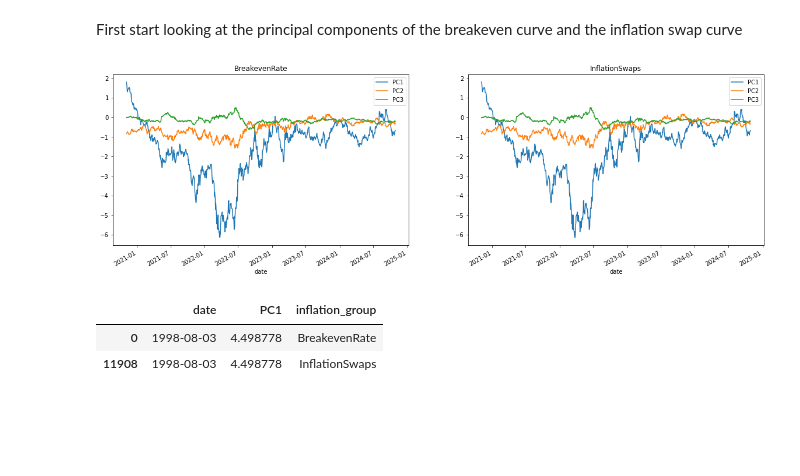
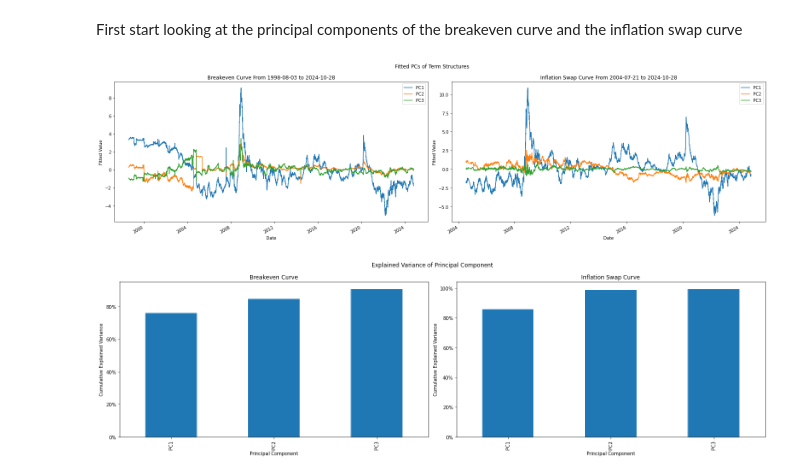
Before and after one commit to diegodalvarez/CommodityInflationFactor, a Jupyter notebook: root/notebooks/Background.ipynb, the cells around one changed output. Cells and saved outputs as stored; diff of their text form; code cells hidden in the pictures; blank space fills up the shorter version.

```diff
--- a/root/notebooks/Background.ipynb
+++ b/root/notebooks/Background.ipynb
@@ -17,7 +59,7 @@ def get_fitted_values() -> pd.DataFrame:
 
     data_path = r"C:\Users\Diego\Desktop\app_prod\research\CommodityInflationFactor\data\FittedPCValues"
     df_out = (pd.concat([(pd.read_parquet(
-        path = os.path.join(data_path, path), engine = "pyarrow").
+        path = os.path.join(data_path, file), engine = "pyarrow").
         assign(inflation_group = file.split(".")[0]))
          for file in os.listdir(data_path)]))
 
@@ -25,25 +67,33 @@ def get_fitted_values() -> pd.DataFrame:
 
 df_fitted = get_fitted_values()
 # %%
-inflation_groups = df_fitted.inflation_group.drop_duplicates().to_list()
-fig, axes        = plt.subplots(ncols = len(inflation_groups), figsize = (20,6))
+def plot_fitted_values(df_fitted: pd.DataFrame) -> plt.Figure:
 
-for inflation_group, ax in zip(inflation_groups, axes.flatten()):
+    inflation_groups = df_fitted.inflation_group.drop_duplicates().to_list()
+    fig, axes        = plt.subplots(ncols = len(inflation_groups), figsize = (22,6))
 
-    (df_fitted.query(
-        "inflation_group == @inflation_group").
-        drop(columns = ["inflation_group"]).
-        tail(1_000).
-        plot(
-            ax = ax,
-            title = inflation_group))
+    renamer = {
+        "BreakevenRate" : "Breakeven Curve",
+        "InflationSwaps": "Inflation Swap Curve"}
+
+    for inflation_group, ax in zip(inflation_groups, axes.flatten()):
+
+        df_plot = (df_fitted.query(
+            "inflation_group == @inflation_group").
+            drop(columns = ["inflation_group"]))
+
+        (df_plot.plot(
+            ax     = ax,
+            xlabel = "Date",
+            ylabel = "Fitted Value",
+            title  = "{} From {} to {}".format(
+                renamer[inflation_group],
+                df_plot.index.min().date(),
+                df_plot.index.max().date())))
+
+    fig.suptitle("Fitted PCs of Term Structures")
+    plt.tight_layout()
+
+plot_fitted_values(df_fitted)
 # %% [output]
-[figure, old version]
+[figure, new version]
-# %%
-(df_fitted.reset_index()[
-    ["date", "PC1", "inflation_group"]].
-    query("date == date.min()"))
-# %% [output]
-|  | date | PC1 | inflation_group |
-| 0 | 1998-08-03 | 4.498778 | BreakevenRate |
-| 11908 | 1998-08-03 | 4.498778 | InflationSwaps |
@@ -49,0 +120,29 @@ for inflation_group, ax in zip(inflation_groups, axes.flatten()):
+# %%
+inflation_groups = df_exp_var.inflation_group.drop_duplicates().to_list()
+fig, axes        = plt.subplots(ncols = len(inflation_groups), figsize = (20,6))
+
+renamer = {
+    "BreakevenRate" : "Breakeven Curve",
+    "InflationSwaps": "Inflation Swap Curve"}
+
+for inflation_group, ax in zip(inflation_groups, axes.flatten()):
+
+    (df_exp_var.query(
+        "inflation_group == @inflation_group").
+        drop(columns = ["inflation_group"]).
+        set_index("index").
+        plot(
+            kind   = "bar",
+            ax     = ax,
+            legend = False,
+            xlabel = "Principal Component",
+            ylabel = "Cumulative Explained Variance",
+            title  = renamer[inflation_group]))
+
+    ax.yaxis.set_major_formatter(plt.FuncFormatter(lambda x, _: f"{x * 100:.0f}%"))
+
+
+fig.suptitle("Explained Variance of Principal Component")
+plt.tight_layout()
+# %% [output]
+[figure, added]
```
Also changed, not shown: parts of 12 cells of this notebook, 5 other files.
